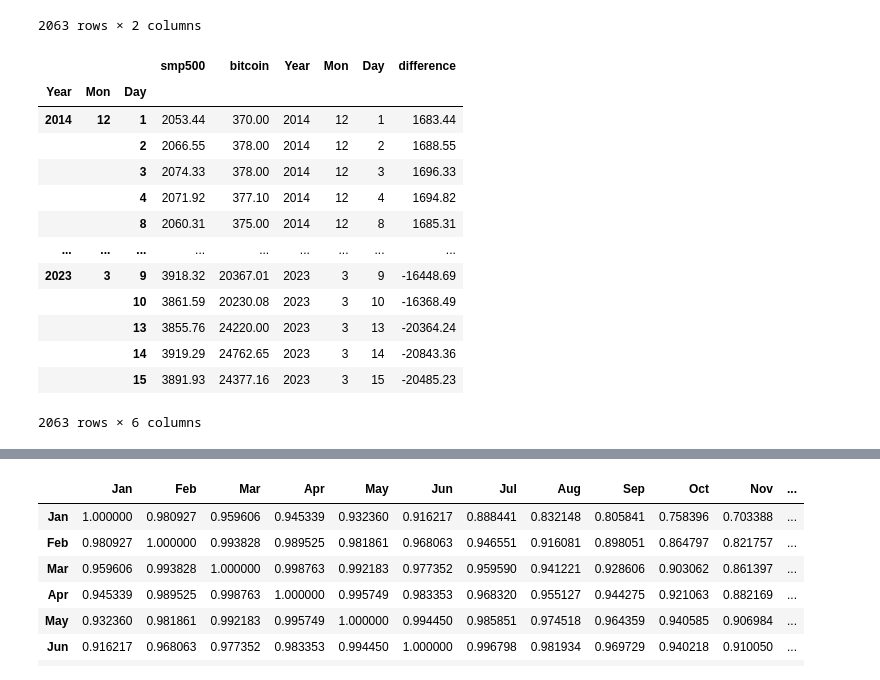
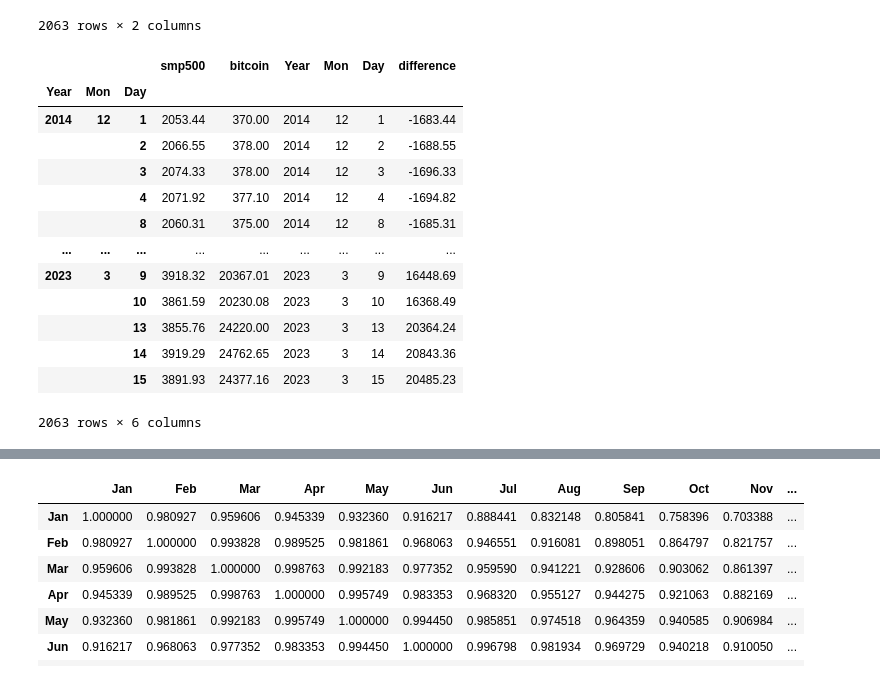
Before and after one commit to aintproud/analitic, a Jupyter notebook: 2.ipynb, the cells around one changed output, grey strips where cells are left out. Cells and saved outputs as stored; diff of their text form; code cells hidden in the pictures.

```diff
--- a/2.ipynb
+++ b/2.ipynb
@@ -57,22 +57,22 @@ table.iloc[:, :2]
 |  |  | 15 | 3891.93 | 24377.16 |
 2063 rows × 2 columns
 # %%
-table['difference'] = table['smp500']-table['bitcoin']
+table['difference'] = table['bitcoin']-table['smp500']
 table
 # %% [output]
 |  |  |  | smp500 | bitcoin | Year | Mon | Day | difference |
 | Year | Mon | Day |  |  |  |  |  |  |
-| 2014 | 12 | 1 | 2053.44 | 370.00 | 2014 | 12 | 1 | 1683.44 |
-|  |  | 2 | 2066.55 | 378.00 | 2014 | 12 | 2 | 1688.55 |
-|  |  | 3 | 2074.33 | 378.00 | 2014 | 12 | 3 | 1696.33 |
-|  |  | 4 | 2071.92 | 377.10 | 2014 | 12 | 4 | 1694.82 |
-|  |  | 8 | 2060.31 | 375.00 | 2014 | 12 | 8 | 1685.31 |
+| 2014 | 12 | 1 | 2053.44 | 370.00 | 2014 | 12 | 1 | -1683.44 |
+|  |  | 2 | 2066.55 | 378.00 | 2014 | 12 | 2 | -1688.55 |
+|  |  | 3 | 2074.33 | 378.00 | 2014 | 12 | 3 | -1696.33 |
+|  |  | 4 | 2071.92 | 377.10 | 2014 | 12 | 4 | -1694.82 |
+|  |  | 8 | 2060.31 | 375.00 | 2014 | 12 | 8 | -1685.31 |
 | ... | ... | ... | ... | ... | ... | ... | ... | ... |
-| 2023 | 3 | 9 | 3918.32 | 20367.01 | 2023 | 3 | 9 | -16448.69 |
-|  |  | 10 | 3861.59 | 20230.08 | 2023 | 3 | 10 | -16368.49 |
-|  |  | 13 | 3855.76 | 24220.00 | 2023 | 3 | 13 | -20364.24 |
-|  |  | 14 | 3919.29 | 24762.65 | 2023 | 3 | 14 | -20843.36 |
-|  |  | 15 | 3891.93 | 24377.16 | 2023 | 3 | 15 | -20485.23 |
+| 2023 | 3 | 9 | 3918.32 | 20367.01 | 2023 | 3 | 9 | 16448.69 |
+|  |  | 10 | 3861.59 | 20230.08 | 2023 | 3 | 10 | 16368.49 |
+|  |  | 13 | 3855.76 | 24220.00 | 2023 | 3 | 13 | 20364.24 |
+|  |  | 14 | 3919.29 | 24762.65 | 2023 | 3 | 14 | 20843.36 |
+|  |  | 15 | 3891.93 | 24377.16 | 2023 | 3 | 15 | 20485.23 |
 2063 rows × 6 columns
 # %%
 year_day_mean=table.groupby(level=[0,1]).mean()
```
Also changed, not shown: parts of 1 cell of this notebook.
